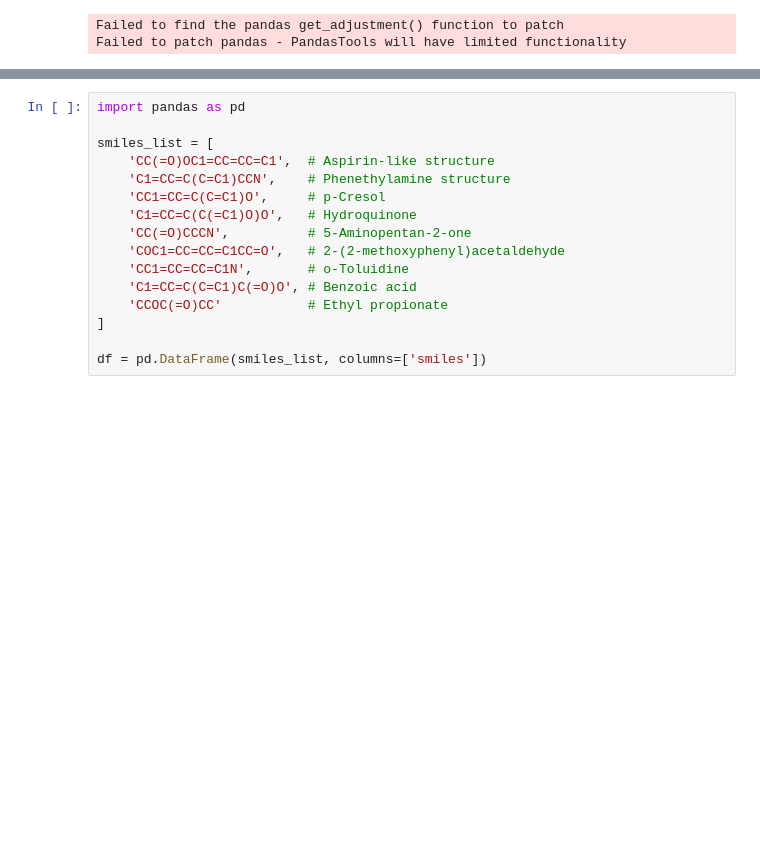
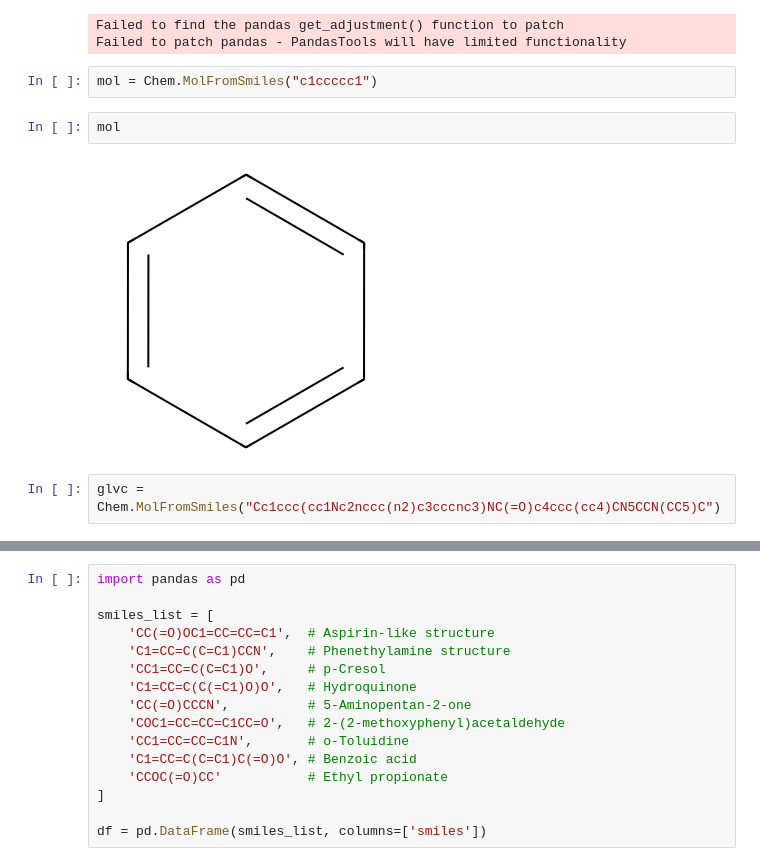
Before and after one commit to catastropiyush/coursework-notebooks, a Jupyter notebook: Rdkit_cheminformatics_assignment.ipynb, the cells around one changed output, grey strips where cells are left out. Saved outputs shown, nothing was run; the diff lists cells and outputs as text; blank space fills up the shorter version.

```diff
--- a/Rdkit_cheminformatics_assignment.ipynb
+++ b/Rdkit_cheminformatics_assignment.ipynb
@@ -27,3 +27,11 @@ from rdkit.Chem.AtomPairs.Pairs import GetAtomPairFingerprintAsBitVect
 # %% [output]
 Failed to find the pandas get_adjustment() function to patch
 Failed to patch pandas - PandasTools will have limited functionality
+# %%
+mol = Chem.MolFromSmiles("c1ccccc1")
+# %%
+mol
+# %% [output]
+[figure, added]
+# %%
+glvc = Chem.MolFromSmiles("Cc1ccc(cc1Nc2nccc(n2)c3cccnc3)NC(=O)c4ccc(cc4)CN5CCN(CC5)C")
```
Also changed, not shown: parts of 34 cells of this notebook.
